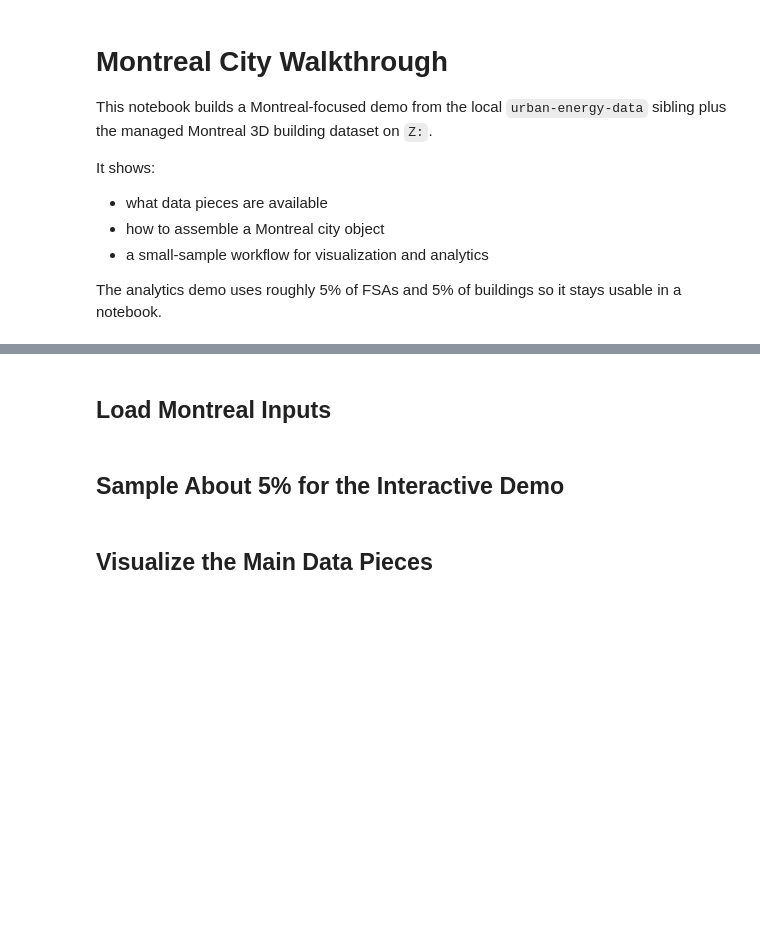
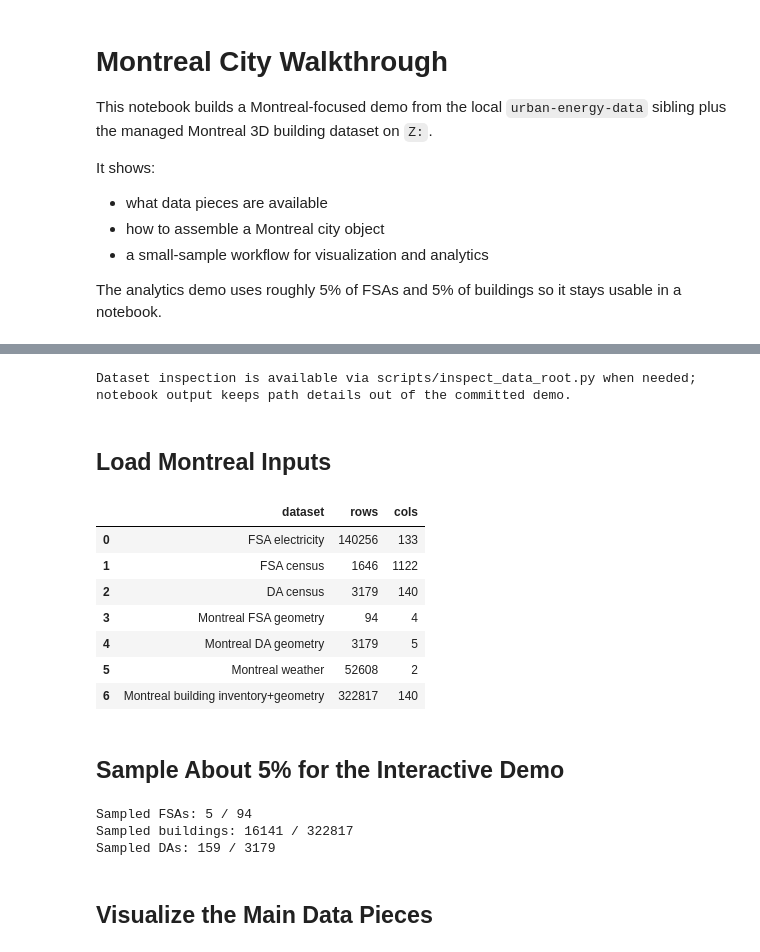
Before and after one commit to MasoodShamsaiee/urban-energy-core, a Jupyter notebook: notebooks/montreal_city_walkthrough.ipynb, the cells around one changed output, grey strips where cells are left out. Saved outputs shown, nothing was run; the diff lists cells and outputs as text; code cells hidden in the pictures; blank space fills up the shorter version.

Commit message:
Add syn-pop integration contract and rendered demo notebooks

```diff
--- a/notebooks/montreal_city_walkthrough.ipynb
+++ b/notebooks/montreal_city_walkthrough.ipynb
@@ -57,3 +94,7 @@ subprocess.run([sys.executable, str(REPO_ROOT / "scripts" / "inspect_data_root.p
+# %%
+print("Dataset inspection is available via scripts/inspect_data_root.py when needed; notebook output keeps path details out of the committed demo.")
+# %% [output]
+Dataset inspection is available via scripts/inspect_data_root.py when needed; notebook output keeps path details out of the committed demo.
 # %% [markdown]
 ## Load Montreal Inputs
 # %%
@@ -72,8 +113,12 @@ da_census_df.index = da_census_df.index.astype(str)
 fsa_geo = load_city_fsa_geojsons(geometry_dir=GEOMETRY_ROOT, show_progress=False)["montreal"]
 da_geo = load_city_da_geojsons(geometry_dir=GEOMETRY_ROOT, show_progress=False)["montreal"]
 
-montreal_boundary = fsa_geo.unary_union
-da_geo = da_geo.loc[da_geo.geometry.centroid.within(montreal_boundary)].copy()
+fsa_geo_3857 = fsa_geo.to_crs(epsg=3857)
+da_geo_3857 = da_geo.to_crs(epsg=3857)
+montreal_boundary = fsa_geo_3857.union_all()
+da_mask = da_geo_3857.geometry.centroid.within(montreal_boundary)
+da_geo = da_geo.loc[da_mask.values].copy()
+
 da_codes_montreal = pd.Index(da_geo["DAUID"].astype(str).unique())
 da_census_df = da_census_df.loc[da_census_df.index.intersection(da_codes_montreal)].copy()
 weather_df = load_city_weather_csvs(weather_dir=WEATHER_ROOT, show_progress=False)["montreal"]
@@ -93,33 +138,42 @@ summary_df = pd.DataFrame(
         "dataset": [
             "FSA electricity",
             "FSA census",
             "DA census",
             "Montreal FSA geometry",
             "Montreal DA geometry",
             "Montreal weather",
             "Montreal building inventory+geometry",
         ],
         "rows": [
             len(elec_df),
             len(fsa_census_df),
             len(da_census_df),
             len(fsa_geo),
             len(da_geo),
             len(weather_df),
             len(building_df),
         ],
         "cols": [
             elec_df.shape[1],
             fsa_census_df.shape[1],
             da_census_df.shape[1],
             len(fsa_geo.columns),
             len(da_geo.columns),
             weather_df.shape[1],
             building_df.shape[1],
         ],
     }
 )
 summary_df
+# %% [output]
+|  | dataset | rows | cols |
+| 0 | FSA electricity | 140256 | 133 |
+| 1 | FSA census | 1646 | 1122 |
+| 2 | DA census | 3179 | 140 |
+| 3 | Montreal FSA geometry | 94 | 4 |
+| 4 | Montreal DA geometry | 3179 | 5 |
+| 5 | Montreal weather | 52608 | 2 |
+| 6 | Montreal building inventory+geometry | 322817 | 140 |
 # %% [markdown]
 ## Sample About 5% for the Interactive Demo
 # %%
@@ -142,6 +196,10 @@ sampled_building_gdf = gpd.GeoDataFrame(sampled_building_df.dropna(subset=["geom
 print(f"Sampled FSAs: {len(sampled_fsa_codes)} / {len(mtl_fsa_codes)}")
 print(f"Sampled buildings: {len(sampled_building_gdf)} / {len(building_df)}")
 print(f"Sampled DAs: {len(sampled_da_geo)} / {len(da_geo)}")
+# %% [output]
+Sampled FSAs: 5 / 94
+Sampled buildings: 16141 / 322817
+Sampled DAs: 159 / 3179
 # %% [markdown]
 ## Visualize the Main Data Pieces
 # %%
```
Also changed, not shown: parts of 10 cells of this notebook, 13 other files.
